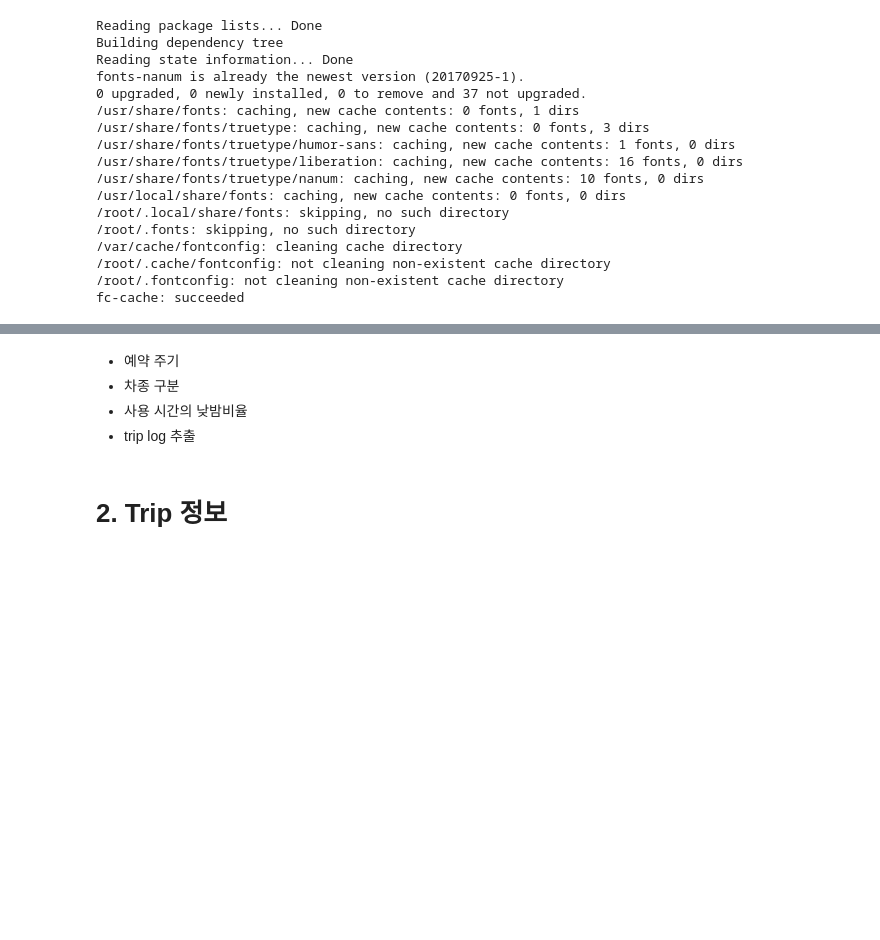
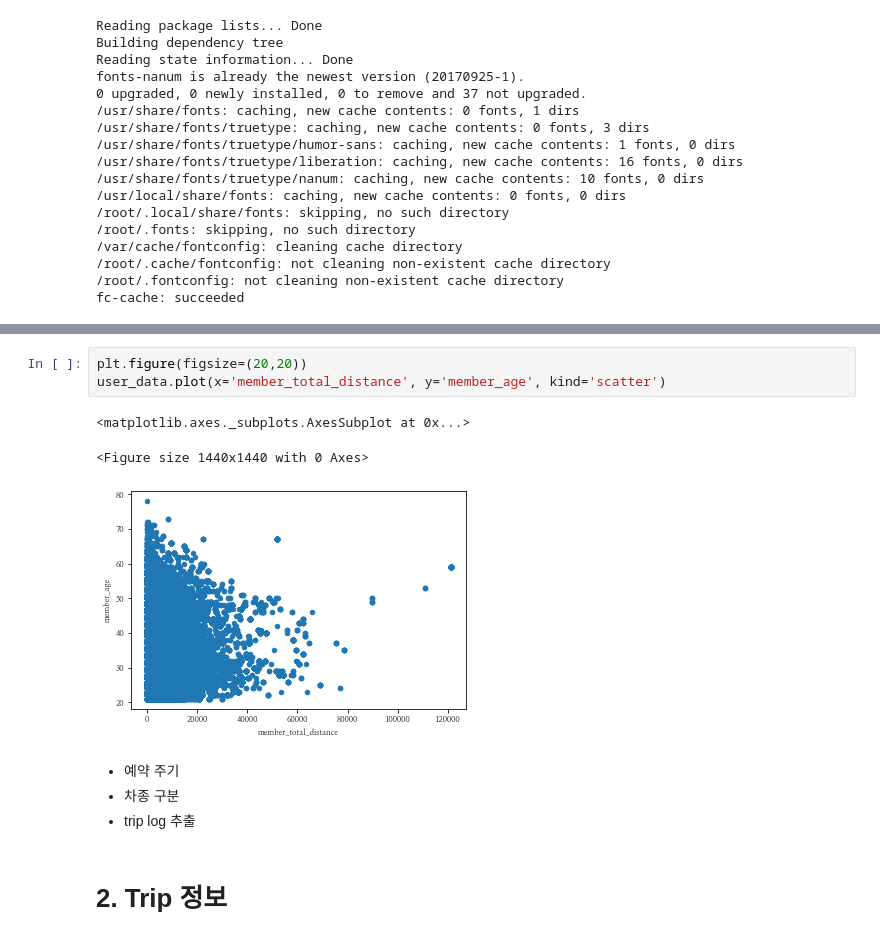
Before and after one commit to easttuna/Sodascar_User-clustering-and-classification-model-based-on-usage-history, a Jupyter notebook: EDA.ipynb, the cells around one changed output, grey strips where cells are left out. Cells and saved outputs as stored; diff of their text form; blank space fills up the shorter version.

```diff
--- a/EDA.ipynb
+++ b/EDA.ipynb
@@ -236,7 +257,13 @@ for i in new_key:
+# %%
+plt.figure(figsize=(20,20))
+user_data.plot(x='member_total_distance', y='member_age', kind='scatter')
+# %% [output]
+<matplotlib.axes._subplots.AxesSubplot at 0x...>
+<Figure size 1440x1440 with 0 Axes>
+[figure, added]
 # %% [markdown]
 - 예약 주기
 - 차종 구분
-- 사용 시간의 낮밤비율
 - trip log 추출
 # %% [markdown]
 # 2. Trip 정보
```
Also changed, not shown: parts of 17 cells of this notebook.
